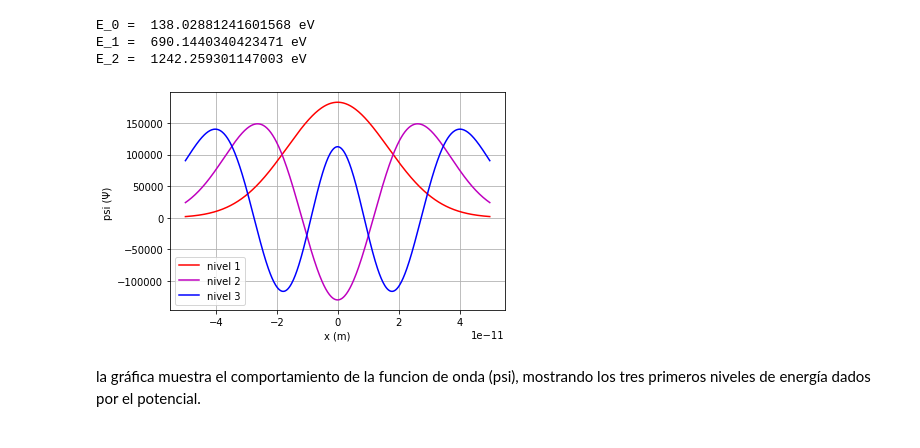
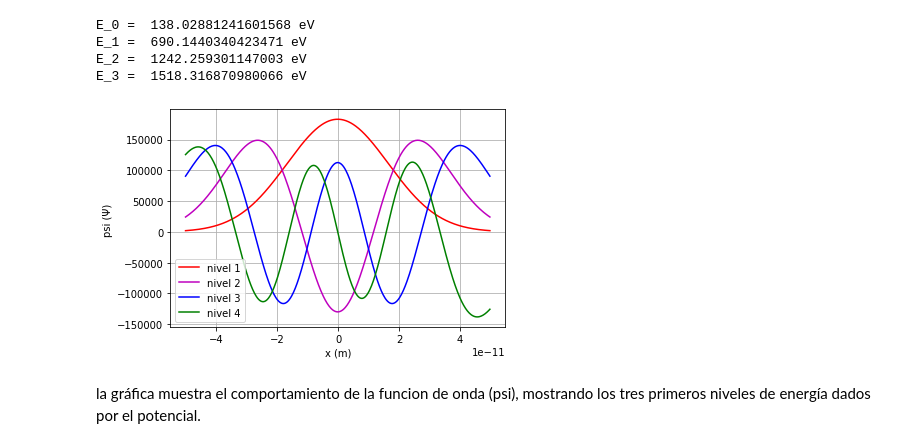
Before and after one commit to fiscompunipamplona/tll-quantum-oscill-neiderolivo, a Jupyter notebook: ejercicio 8.14.ipynb, the cells around one changed output. Cells and saved outputs as stored; diff of their text form; code cells hidden in the pictures.

```diff
--- a/ejercicio 8.14.ipynb
+++ b/ejercicio 8.14.ipynb
@@ -46,33 +46,37 @@ def secant_root(E1, E2):
         E1, E2 = E2, E2 - psi2 * (E2 - E1) / (psi2 - psi1)
 
       #Normalizando la funcion de onda utilizando el método de simpson
     mod_squared = wavefunction * wavefunction
     integral = h / 3 *(mod_squared[0] + mod_squared[N//2 - 1] + \
                        4 * sum(mod_squared[1 : N//2 : 2]) + 2 * sum(mod_squared[0 : N//2 + 1 : 2]) )
 
     return E2 / e, wavefunction / sqrt(2*integral)
 
 #Primeros tres  niveles energía más bajos del oscilador armónico
 E0, psi0 = secant_root(0, 0.5*e)
 E1, psi1 = secant_root(400*e, 600*e)
 E2, psi2 = secant_root(900*e, 1100*e)
+E3, psi3 = secant_root(1300*e, 1500*e)
 print('E_0 = ', E0, 'eV')
 print('E_1 = ', E1, 'eV')
 print('E_2 = ', E2, 'eV')
+print('E_3 = ', E3, 'eV')
 xpoints = arange(x_0, x_f, h)
 x_range = slice(N // 4 ,  3 * N // 4 , 1)
 plot(xpoints[x_range], psi0[x_range], 'r', label="nivel 1")
 plot(xpoints[x_range], psi1[x_range], 'm', label = "nivel 2")
 plot(xpoints[x_range], psi2[x_range], 'b', label = "nivel 3")
+plot(xpoints[x_range], psi3[x_range], 'g', label = "nivel 4")
 xlabel('x (m)')
 ylabel('psi (Ψ) ')
 grid("on")
 legend()
 show()
 # %% [output]
 E_0 =  138.02881241601568 eV
 E_1 =  690.1440340423471 eV
 E_2 =  1242.259301147003 eV
+E_3 =  1518.316870980066 eV
-[figure, old version]
+[figure, new version]
 # %% [markdown]
 la gráfica muestra el comportamiento de la funcion de onda  (psi), mostrando los tres primeros niveles de energía dados por el potencial.
```
Also changed, not shown: parts of 1 cell of this notebook.
